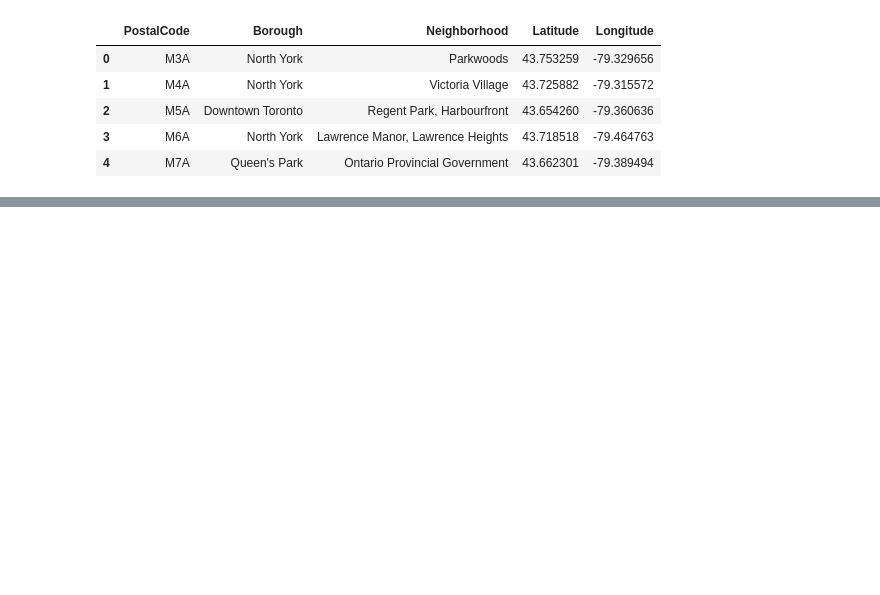
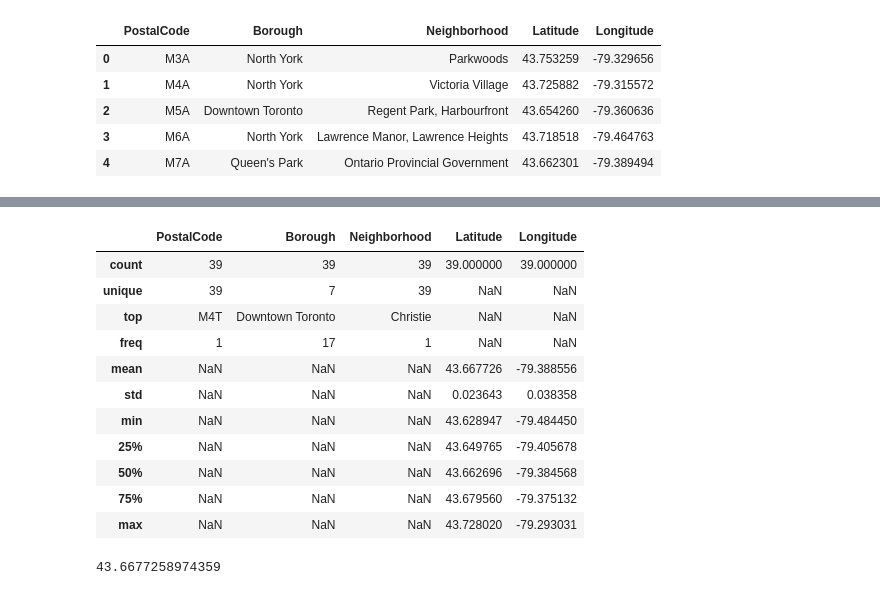
Before and after one commit to diablo371/Coursera_Capstone, a Jupyter notebook: IBM Applied Data Science Specialisation Capstone Project.ipynb, the cells around one changed output, grey strips where cells are left out. Saved outputs shown, nothing was run; the diff lists cells and outputs as text; code cells hidden in the pictures; blank space fills up the shorter version.

```diff
--- a/IBM Applied Data Science Specialisation Capstone Project.ipynb
+++ b/IBM Applied Data Science Specialisation Capstone Project.ipynb
@@ -189,0 +252,19 @@ df.head()
+# %%
+toronto_b.describe(include='all')
+# %% [output]
+|  | PostalCode | Borough | Neighborhood | Latitude | Longitude |
+| count | 39 | 39 | 39 | 39.000000 | 39.000000 |
+| unique | 39 | 7 | 39 | NaN | NaN |
+| top | M4T | Downtown Toronto | Christie | NaN | NaN |
+| freq | 1 | 17 | 1 | NaN | NaN |
+| mean | NaN | NaN | NaN | 43.667726 | -79.388556 |
+| std | NaN | NaN | NaN | 0.023643 | 0.038358 |
+| min | NaN | NaN | NaN | 43.628947 | -79.484450 |
+| 25% | NaN | NaN | NaN | 43.649765 | -79.405678 |
+| 50% | NaN | NaN | NaN | 43.662696 | -79.384568 |
+| 75% | NaN | NaN | NaN | 43.679560 | -79.375132 |
+| max | NaN | NaN | NaN | 43.728020 | -79.293031 |
+# %%
+toronto_b['Latitude'].mean()
+# %% [output]
+43.6677258974359
```
Also changed, not shown: parts of 53 cells of this notebook.
